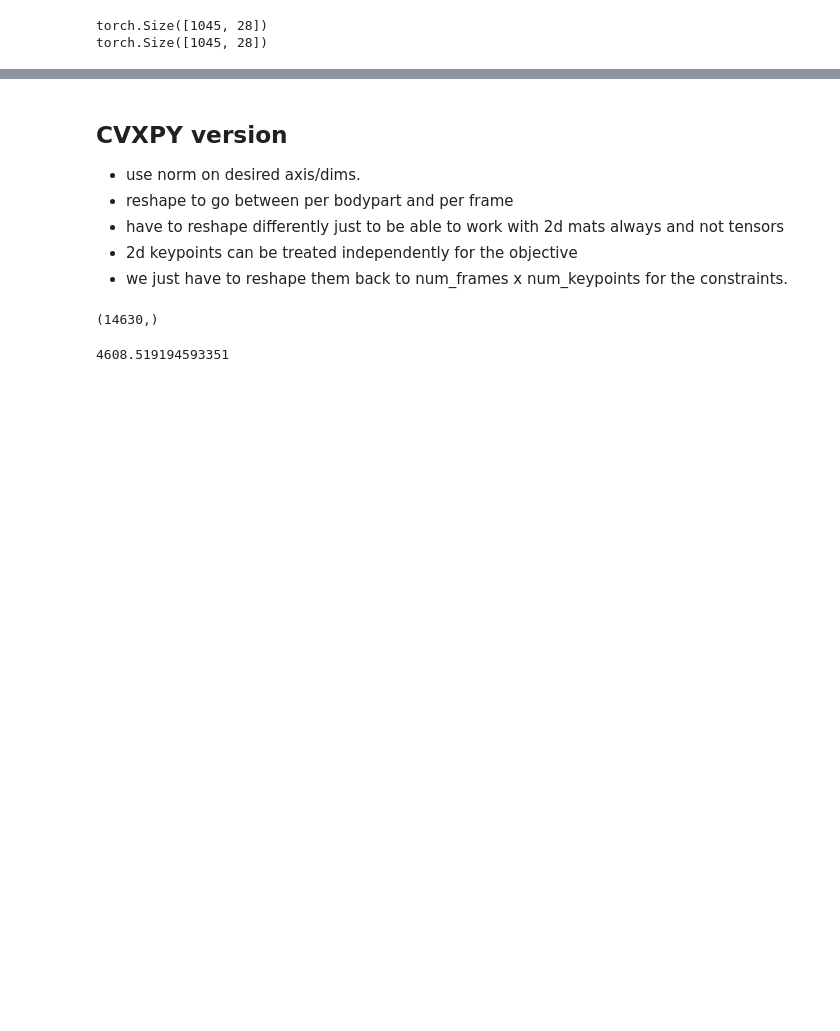
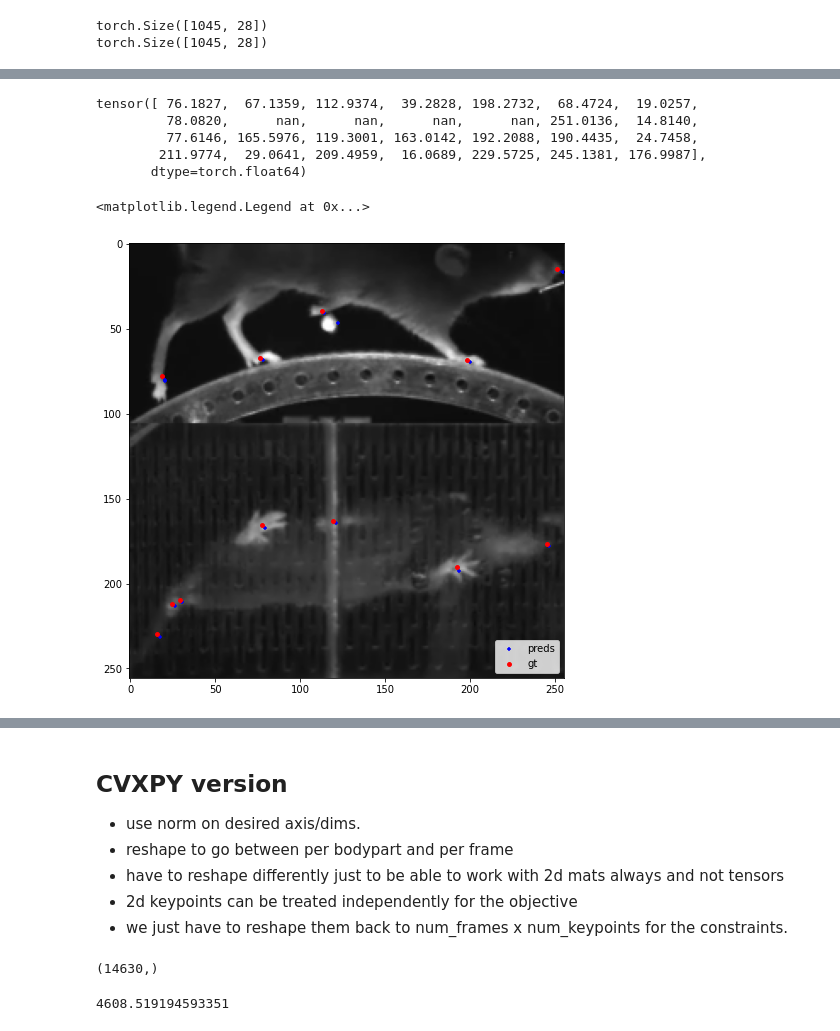
Before and after one commit to paninski-lab/lightning-pose, a Jupyter notebook: scripts/post_process_preds.ipynb, the cells around one changed output, grey strips where cells are left out. Saved outputs shown, nothing was run; the diff lists cells and outputs as text; code cells hidden in the pictures; blank space fills up the shorter version.

Commit message:
more ppca work -- focusing on single images

```diff
--- a/scripts/post_process_preds.ipynb
+++ b/scripts/post_process_preds.ipynb
@@ -150,0 +181,31 @@ torch.Size([1045, 28])
+# %%
+eval_cond = "train"
+inds_to_use = pred_df[(pred_df["set"]==eval_cond).to_numpy()].index.values
+img_index = 9
+img_name = csv_data.iloc[inds_to_use[img_index],0]
+pred_vector = keypoints_pred[inds_to_use[img_index],:]
+gt_vector = keypoints_gt[inds_to_use[img_index],:]
+file_name = os.path.join(cfg.data.data_dir, img_name)
+assert os.path.exists(file_name)
+        # if 1 color channel, change to 3.
+image = Image.open(file_name).convert("RGB")
+# %%
+gt_vector
+# %% [output]
+tensor([ 76.1827,  67.1359, 112.9374,  39.2828, 198.2732,  68.4724,  19.0257,
+         78.0820,      nan,      nan,      nan,      nan, 251.0136,  14.8140,
+         77.6146, 165.5976, 119.3001, 163.0142, 192.2088, 190.4435,  24.7458,
+        211.9774,  29.0641, 209.4959,  16.0689, 229.5725, 245.1381, 176.9987],
+       dtype=torch.float64)
+# %%
+plt.figure(figsize=(8,8))
+plt.imshow(image.resize((256,256)))
+# mask = ~np.isnan(gt_vector[:,0])
+gt_reshaped_vec = gt_vector.detach().cpu().numpy().reshape(-1,2)
+pred_reshaped_vec = pred_vector.detach().cpu().numpy().reshape(-1,2)
+scatter_and_line(gt_reshaped_vec, pred_reshaped_vec, label= "preds", color='b', marker="+", show_nans=True)
+plt.scatter(gt_reshaped_vec[:,0], gt_reshaped_vec[:,1], c='r', label="gt", s=15, zorder=10)
+plt.legend(loc="lower right")
+# %% [output]
+<matplotlib.legend.Legend at 0x...>
+[figure, added]
```
Also changed, not shown: parts of 11 cells of this notebook, 2 other files.
